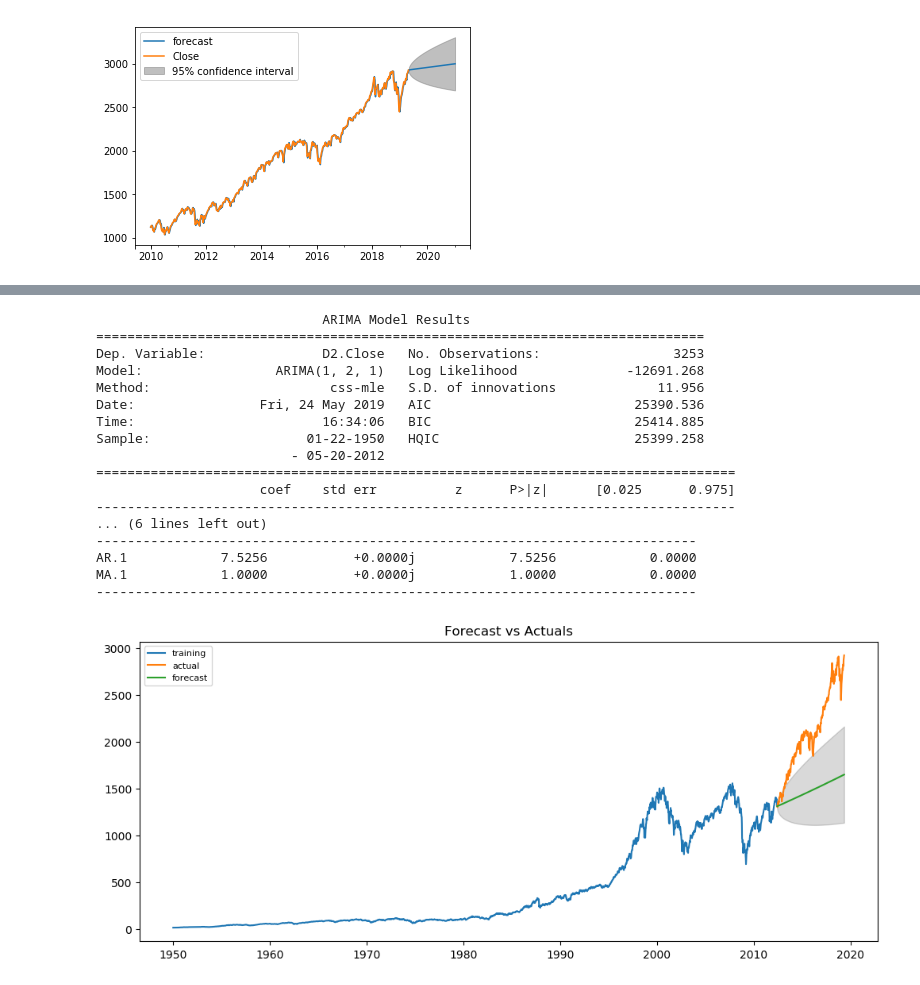
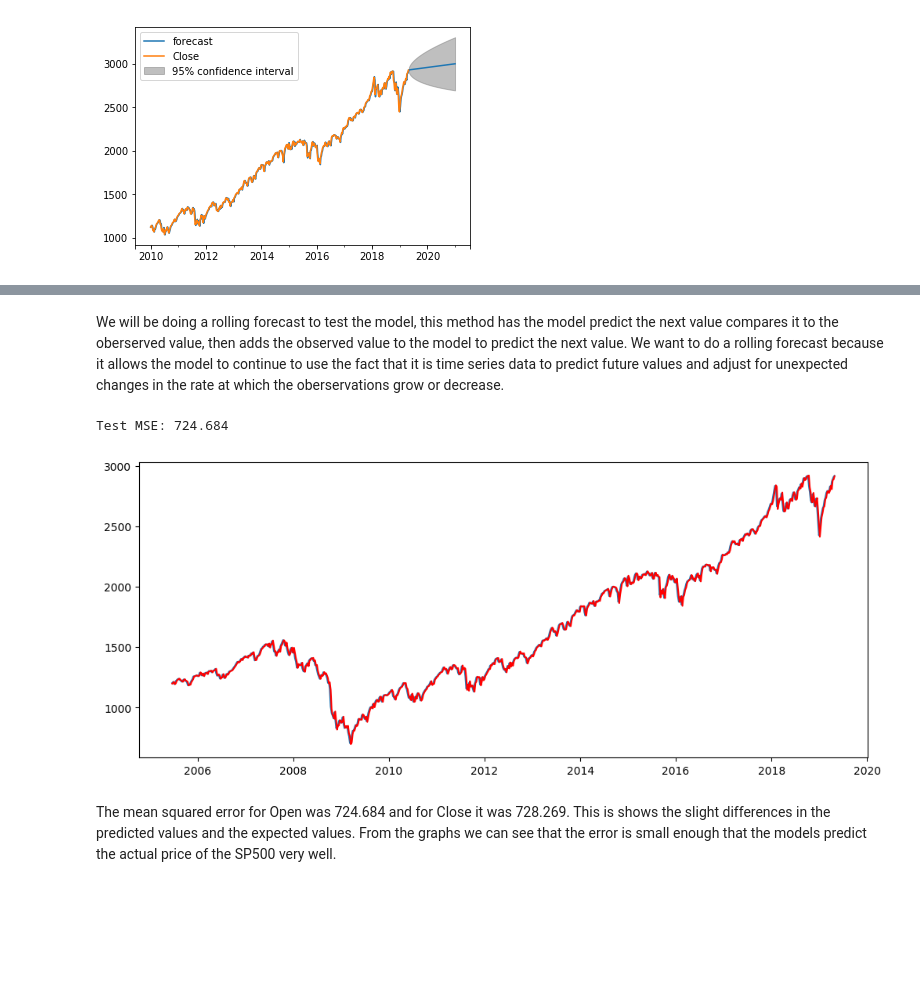
Before and after one commit to Allen-Z-4230/FutureGas, a Jupyter notebook: future_gas_folder/S&P500 Explore.ipynb, the cells around one changed output, grey strips where cells are left out. Saved outputs shown, nothing was run; the diff lists cells and outputs as text; code cells hidden in the pictures; blank space fills up the shorter version.

Commit message:
Added in the rolling forecast, eda pretty much finalized

```diff
--- a/future_gas_folder/S&P500 Explore.ipynb
+++ b/future_gas_folder/S&P500 Explore.ipynb
@@ -298,4 +303,4 @@ But in order to truely test the model we need to split the data into a training
 # %%
-df_sp500_week_train = df_sp500_week[:int(df_sp500_week.shape[0]*.90)]
-df_sp500_week_train.shape
+df_sp500_week_train = df_sp500_week[:int(df_sp500_week.shape[0]*.80)]
+df_sp500_week_train.describe()
 # %% [output]
@@ -303,4 +316,4 @@ df_sp500_week_train.shape
 # %%
-df_sp500_week_test = df_sp500_week[int(df_sp500_week.shape[0]*.90):]
-df_sp500_week_test.shape
+df_sp500_week_test = df_sp500_week[int(df_sp500_week.shape[0]*.80):]
+df_sp500_week_test.describe()
 # %% [output]
@@ -343,40 +329,25 @@ plot_acf(np.diff(df_sp500_week_train['Close'].values, axis = 0), lags = 20);
-# %%
-model = ARIMA(df_sp500_week_train['Close'], order=np.array([1, 2, 1]), freq='W')
-model_fit = model.fit()
-print (model_fit.summary())
-fc, se, conf = model_fit.forecast(df_sp500_week_test.shape[0], alpha=0.05)  # 95% conf
-# %% [output]
-                             ARIMA Model Results
-==============================================================================
-Dep. Variable:               D2.Close   No. Observations:                 3253
-Model:                 ARIMA(1, 2, 1)   Log Likelihood              -12691.268
-Method:                       css-mle   S.D. of innovations             11.956
-Date:                Fri, 24 May 2019   AIC                          25390.536
-Time:                        16:34:06   BIC                          25414.885
-Sample:                    01-22-1950   HQIC                         25399.258
-                         - 05-20-2012
-==================================================================================
-                     coef    std err          z      P>|z|      [0.025      0.975]
-----------------------------------------------------------------------------------
-... (6 lines left out)
------------------------------------------------------------------------------
-AR.1            7.5256           +0.0000j            7.5256            0.0000
-MA.1            1.0000           +0.0000j            1.0000            0.0000
------------------------------------------------------------------------------
-# %%
-fc_series = pd.Series(fc, index=df_sp500_week_test.index)
-lower_series = pd.Series(conf[:, 0], index=df_sp500_week_test.index)
-upper_series = pd.Series(conf[:, 1], index=df_sp500_week_test.index)
-
-# Plot
-plt.figure(figsize=(12,5), dpi=100)
-plt.plot(df_sp500_week_train['Close'], label='training')
-plt.plot(df_sp500_week_test['Close'], label='actual')
-plt.plot(fc_series, label='forecast')
-plt.fill_between(lower_series.index, lower_series, upper_series,
-                 color='k', alpha=.15)
-plt.title('Forecast vs Actuals')
-plt.legend(loc='upper left', fontsize=8)
-plt.show()
-# %% [output]
-[figure, removed]
+# %% [markdown]
+We will be doing a rolling forecast to test the model, this method has the model predict the next value compares it to the oberserved value, then adds the observed value to the model to predict the next value. We want to do a rolling forecast because it allows the model to continue to use the fact that it is time series data to predict future values and adjust for unexpected changes in the rate at which the oberservations grow or decrease.
+# %%
+history = [x for x in df_sp500_week_train['Open']]
+predictions = list()
+for t in range(len(df_sp500_week_test)):
+    model = ARIMA(history, order=(1,1,1))
+    model_fit = model.fit(disp=0)
+    output = model_fit.forecast()
+    yhat = output[0][0]
+    predictions.append(yhat)
+    obs = df_sp500_week_test['Open'].iloc[t]
+    history.append(obs)
+# %%
+error = mean_squared_error(df_sp500_week_test['Open'], predictions)
+print('Test MSE: %.3f' % error)
+# %% [output]
+Test MSE: 724.684
+# %%
+plt.figure(figsize=(12,5), dpi=100)
+pyplot.plot(df_sp500_week_test['Open'])
+pyplot.plot(df_sp500_week_test.index, predictions, color='red')
+pyplot.show()
+# %% [output]
+[figure, added]
@@ -382,0 +373,2 @@ plt.show()
+# %% [markdown]
+The mean squared error for Open was 724.684 and for Close it was 728.269. This is shows the slight differences in the predicted values and the expected values. From the graphs we can see that the error is small enough that the models predict the actual price of the SP500 very well.
```
Also changed, not shown: parts of 18 cells of this notebook.
